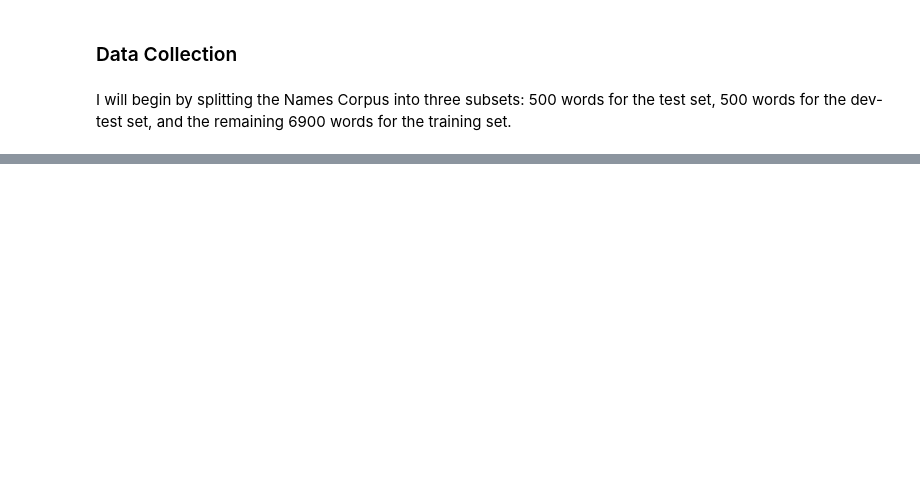
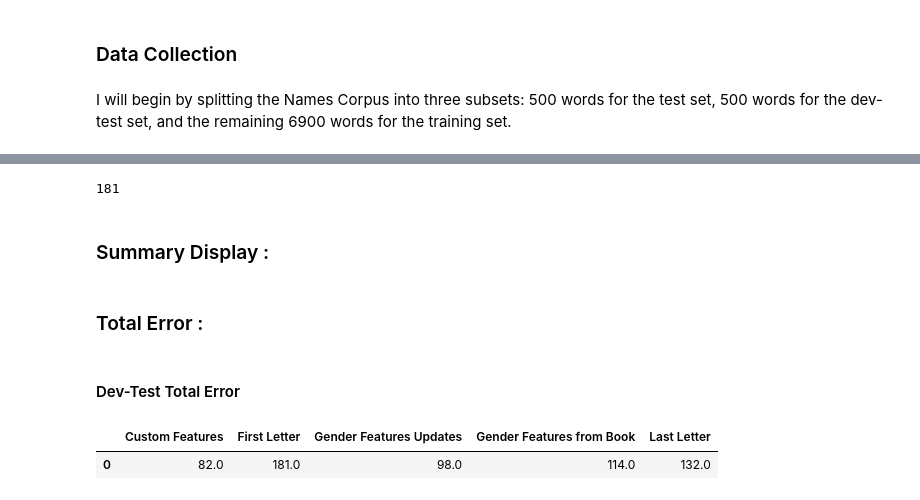
Before and after one commit to gpadmaperuma/DATA620-1, a Jupyter notebook: Project_3/Project_3.ipynb, the cells around one changed output, grey strips where cells are left out. Cells and saved outputs as stored; diff of their text form; code cells hidden in the pictures; blank space fills up the shorter version.

```diff
--- a/Project_3/Project_3.ipynb
+++ b/Project_3/Project_3.ipynb
@@ -56,0 +117,5 @@ def error(gender_features):
+# %%
+def last_letter(name):
+    features = {}
+    features["last_letter"] = name[-1].lower()
+    return features
@@ -56,0 +220,9 @@ def error(gender_features):
+# %%
+train_dataset_gender_features_updated = [(gender_features_updated(n), g) for (n,g) in data_train]
+devtest_dataset_gender_features_updated = [(gender_features_updated(n), g) for (n,g) in data_devtest]
+test_dataset_gender_features_updated = [(gender_features_updated(n), g) for (n,g) in data_test]
+nb4 = nltk.NaiveBayesClassifier.train(train_dataset_gender_features_updated)
+print('Devset accuracy is')
+print(nltk.classify.accuracy(nb4, devtest_dataset_gender_features_updated))
+print('Test accuracy is')
+print(nltk.classify.accuracy(nb4, test_dataset_gender_features_updated))
@@ -56,0 +318,23 @@ def error(gender_features):
+# %%
+error_analysis(first_letter,nb1,display=False)
+# %% [output]
+181
+# %% [markdown]
+### Summary Display :
+# %% [markdown]
+### Total Error :
+# %% [markdown]
+#### Dev-Test  Total Error
+# %%
+total_error_dev_test_df = pd.DataFrame()
+total_error_dev_test_df = total_error_dev_test_df.append({
+     "First Letter": error_analysis(first_letter,nb1,display=False),
+     "Last Letter":  error_analysis(last_letter,nb2,display=False),
+     "Gender Features from Book": error_analysis(gender_features_from_book,nb3,display=False),
+     "Gender Features Updates" : error_analysis(gender_features_updated,nb4,display=False),
+     "Custom Features" : error_analysis(custom_features,nb5,display=False)
+      }, ignore_index=True)
+total_error_dev_test_df
+# %% [output]
+|  | Custom Features | First Letter | Gender Features Updates | Gender Features from Book | Last Letter |
+| 0 | 82.0 | 181.0 | 98.0 | 114.0 | 132.0 |
```
Also changed, not shown: parts of 36 cells of this notebook.
